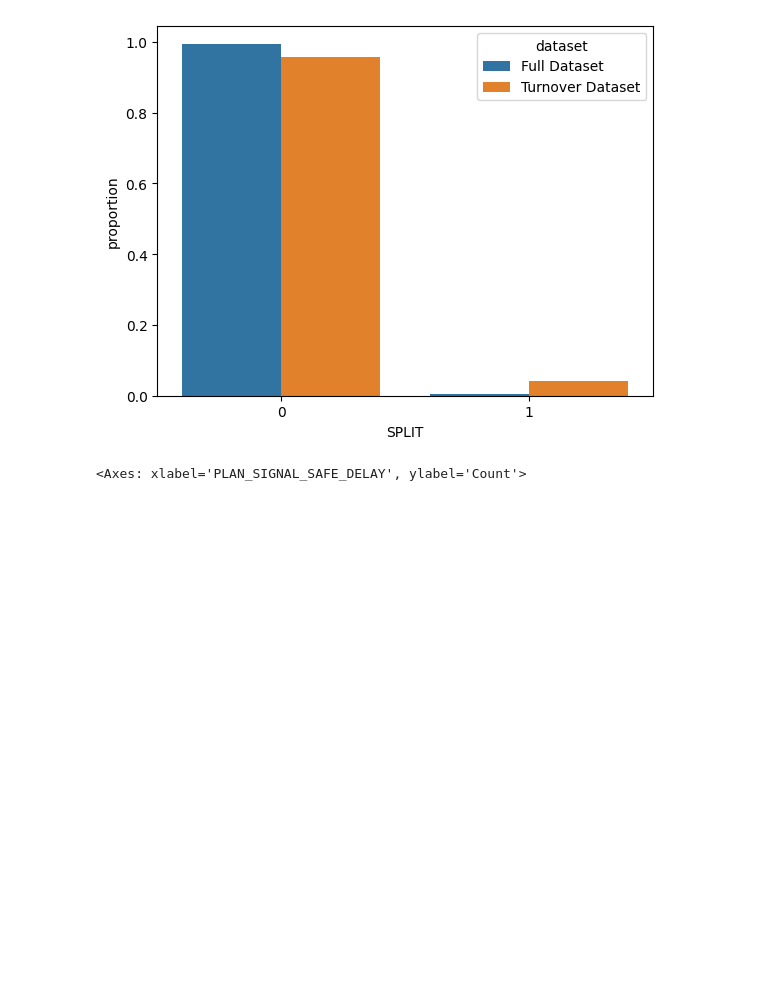
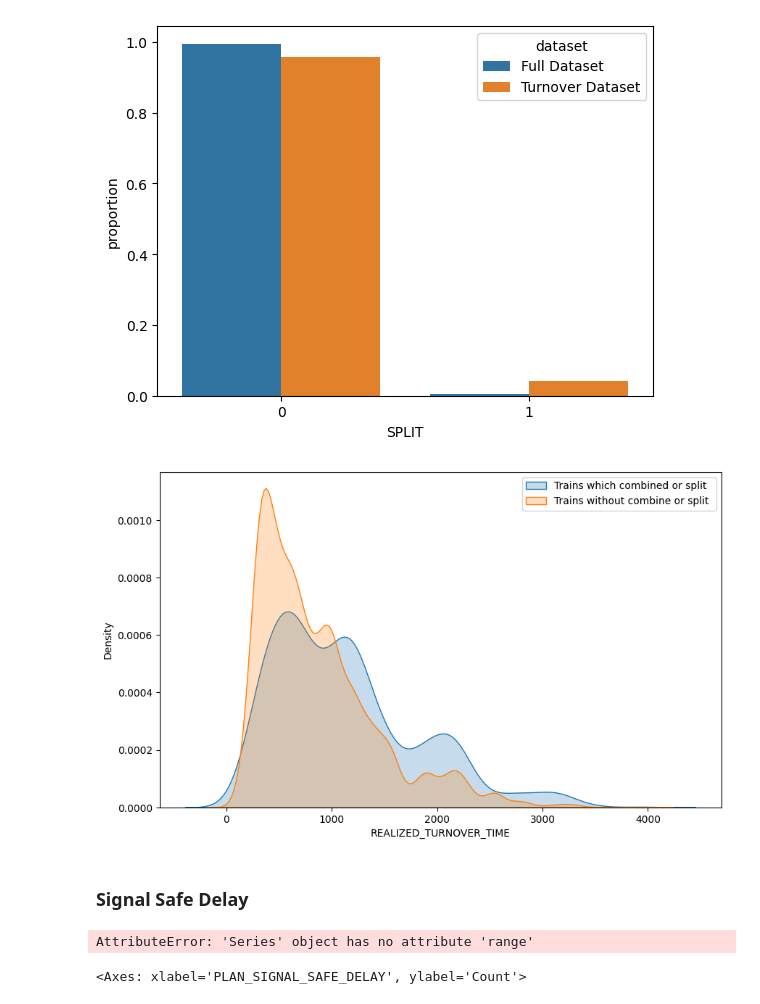
Before and after one commit to timrentenaar/NS_TURNOVER_TIMES, a Jupyter notebook: notebooks/Data_Exploration.ipynb, the cells around one changed output. Saved outputs shown, nothing was run; the diff lists cells and outputs as text; code cells hidden in the pictures; blank space fills up the shorter version.

```diff
--- a/notebooks/Data_Exploration.ipynb
+++ b/notebooks/Data_Exploration.ipynb
@@ -119,6 +119,32 @@ sns.barplot(combined_data, x = "SPLIT", y = 'proportion', hue = 'dataset')
 # %% [output]
 <Axes: xlabel='SPLIT', ylabel='proportion'>
 [figure]
+# %%
+# Limit Turnover time
+temp_df = turnover_df
+temp_df = temp_df.loc[temp_df["REALIZED_TURNOVER_TIME"] < 4000]
+
+
+# Create separate dataframes for combined/split trains
+combine_and_split = temp_df[(temp_df["COMBINE"] == 1) | (temp_df["SPLIT"] == 1)]
+no_combine_or_split = temp_df[(temp_df["COMBINE"] == 0) & (temp_df["SPLIT"] == 0)]
+
+plt.figure(figsize=(10, 6))
+sns.kdeplot(data=combine_and_split['REALIZED_TURNOVER_TIME'], label='Trains which combined or split', fill=True)
+sns.kdeplot(data=no_combine_or_split['REALIZED_TURNOVER_TIME'], label='Trains without combine or split ', fill=True)
+
+plt.xlabel('REALIZED_TURNOVER_TIME')
+plt.ylabel('Density')
+plt.legend()
+plt.show()
+# %% [output]
+[figure, added]
+# %% [markdown]
+### Signal Safe Delay
+# %%
+turnover_df["PLAN_SIGNAL_SAFE_DELAY"].range()
+# %% [output]
+AttributeError: 'Series' object has no attribute 'range'
 # %%
 turnover_df = turnover_df.loc[turnover_df["PLAN_SIGNAL_SAFE_DELAY"] < 10]
 # %%
```
Also changed, not shown: parts of 40 cells of this notebook.
